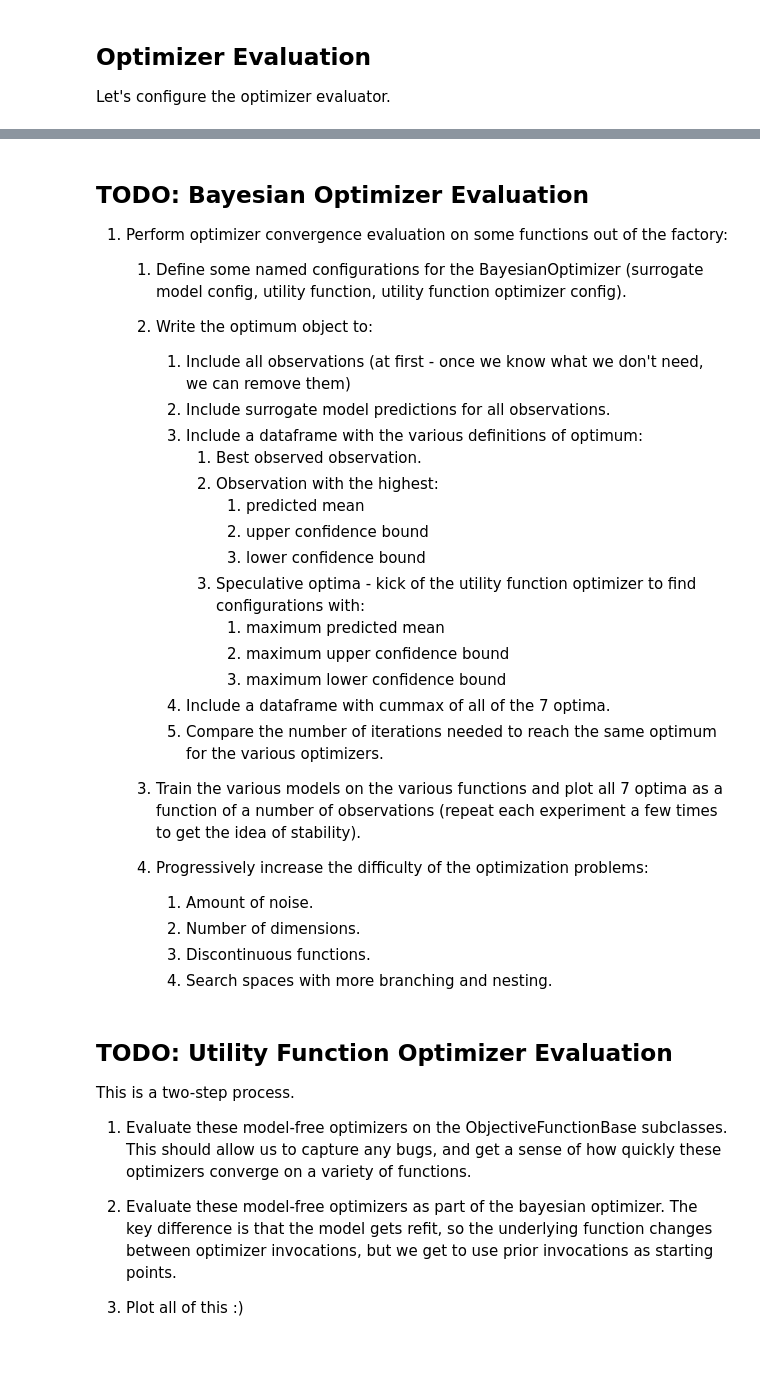
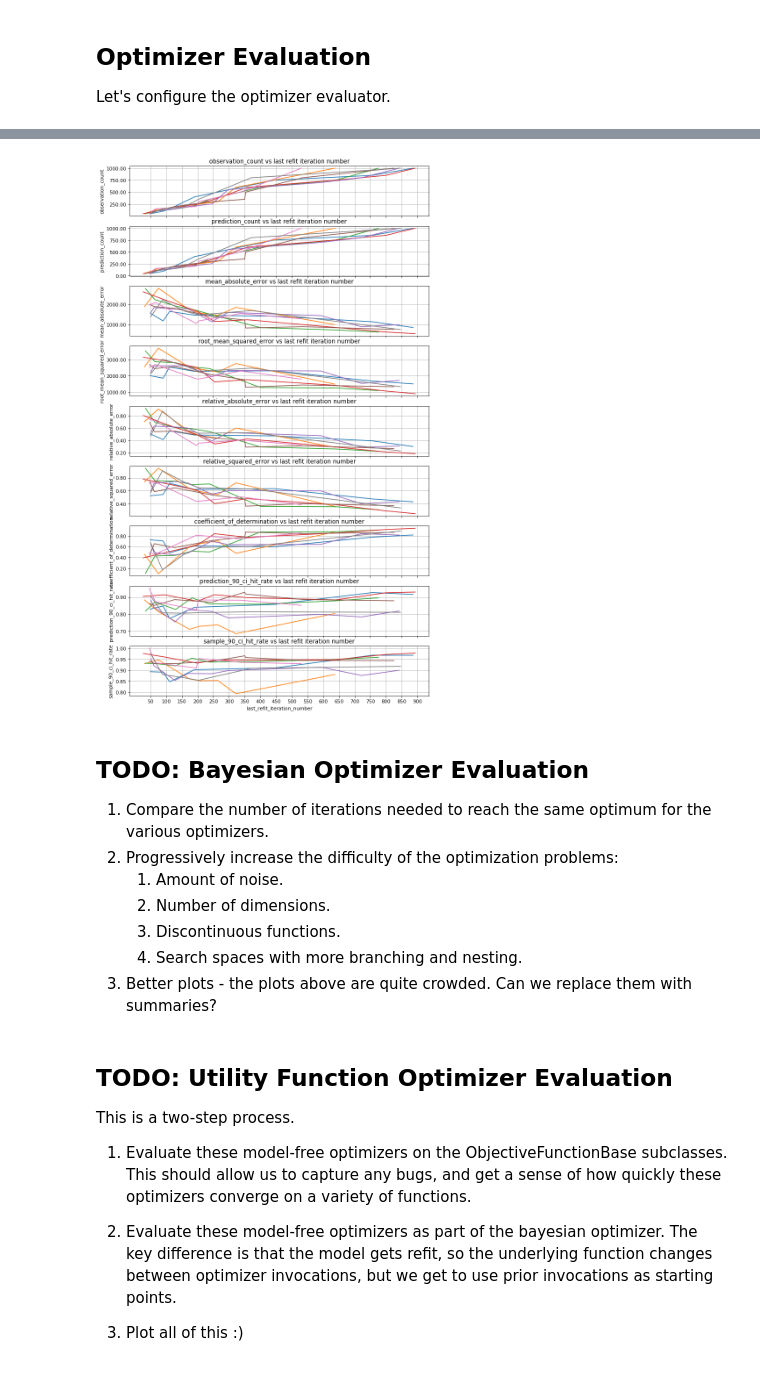
Before and after one commit to byte-sculptor/mlos_v2, a Jupyter notebook: source/Mlos.Notebooks/OptimizerEvaluationTools.ipynb, the cells around one changed output, grey strips where cells are left out. Saved outputs shown, nothing was run; the diff lists cells and outputs as text; code cells hidden in the pictures.

```diff
--- a/source/Mlos.Notebooks/OptimizerEvaluationTools.ipynb
+++ b/source/Mlos.Notebooks/OptimizerEvaluationTools.ipynb
@@ -335,20 +278,29 @@ goodness_of_fit_dataframe
 # %%
-import matplotlib.pyplot as plt
-import matplotlib.ticker as mtick
-%matplotlib inline
+# Let's see if we can plot goodness of fit.
+#
+from mlos.Optimizers.RegressionModels.GoodnessOfFitMetrics import GoodnessOfFitMetrics, DataSetType
 
-gof_df = goodness_of_fit_dataframe
-columns_to_plot = [name for name in gof_df.columns.values if name not in ('observation_count', 'prediction_count', 'last_refit_iteration_number')]
+first_gof_df = evaluation_reports[0].regression_model_goodness_of_fit_state.get_goodness_of_fit_dataframe(DataSetType.TRAIN)
+all_gof_dfs = [report.regression_model_goodness_of_fit_state.get_goodness_of_fit_dataframe(DataSetType.TRAIN) for report in evaluation_reports]
+
+columns_to_plot = [name for name in first_gof_df.columns.values][1:]
 num_plots = len(columns_to_plot)
+
 fig, axs = plt.subplots(num_plots, figsize=(11, 20), dpi=80, sharex=True)
 
 for i, column in enumerate(columns_to_plot):
-    axs[i].plot(gof_df['last_refit_iteration_number'], gof_df[column], marker='o', label=column)
-    axs[i].set_ylabel(column)
-    axs[i].yaxis.set_major_formatter(mtick.FormatStrFormatter('%.2f'))
-    axs[i].set_xticks(gof_df['last_refit_iteration_number'])
-    axs[i].grid(True)
-    if i == num_plots - 1:
-        axs[i].set_xlabel('last_refit_iteration_number')
+    for j, gof_df in enumerate(all_gof_dfs):
+        axs[i].plot(gof_df['last_refit_iteration_number'], gof_df[column], label=j)
+
+        if j == 0:
+            axs[i].set_title(f"{column} vs last refit iteration number")
+            axs[i].set_ylabel(column)
+            axs[i].yaxis.set_major_formatter(mtick.FormatStrFormatter('%.2f'))
+            axs[i].set_xticks(optimum_df['iteration'])
+            axs[i].grid(True)
+        if i == num_plots - 1:
+            axs[i].set_xlabel('last_refit_iteration_number')
 
 fig.show()
+# %% [output]
+[figure, added]
@@ -357,30 +307,13 @@ global_values.tracer.dump_trace_to_file(r"E:\code\new_mlos\source\Mlos.Python\te
-# %% [markdown]
-## TODO: Bayesian Optimizer Evaluation
-
-1. Perform optimizer convergence evaluation on some functions out of the factory:
-    1. Define some named configurations for the BayesianOptimizer (surrogate model config, utility function, utility function optimizer config).
-    2. Write the optimum object to:
-        1. Include all observations (at first - once we know what we don't need, we can remove them)
-        2. Include surrogate model predictions for all observations.
-        3. Include a dataframe with the various definitions of optimum:
-            1. Best observed observation.
-            2. Observation with the highest:
-                1. predicted mean
-                2. upper confidence bound
-                3. lower confidence bound
-            3. Speculative optima - kick of the utility function optimizer to find configurations with:
-                1. maximum predicted mean
-                2. maximum upper confidence bound
-                3. maximum lower confidence bound
-        1. Include a dataframe with cummax of all of the 7 optima.
-        2. Compare the number of iterations needed to reach the same optimum for the various optimizers.
-
-    3. Train the various models on the various functions and plot all 7 optima as a function of a number of observations (repeat each experiment a few times to get the idea of stability).
-    4. Progressively increase the difficulty of the optimization problems:
-        1. Amount of noise.
-        2. Number of dimensions.
-        3. Discontinuous functions.
-        4. Search spaces with more branching and nesting.
+# %% [markdown]
+## TODO: Bayesian Optimizer Evaluation
+
+1. Compare the number of iterations needed to reach the same optimum for the various optimizers.
+2. Progressively increase the difficulty of the optimization problems:
+    1. Amount of noise.
+    2. Number of dimensions.
+    3. Discontinuous functions.
+    4. Search spaces with more branching and nesting.
+3. Better plots - the plots above are quite crowded. Can we replace them with summaries?
 # %% [markdown]
 ## TODO: Utility Function Optimizer Evaluation
 
```
Also changed, not shown: parts of 16 cells of this notebook, 3 other files.
